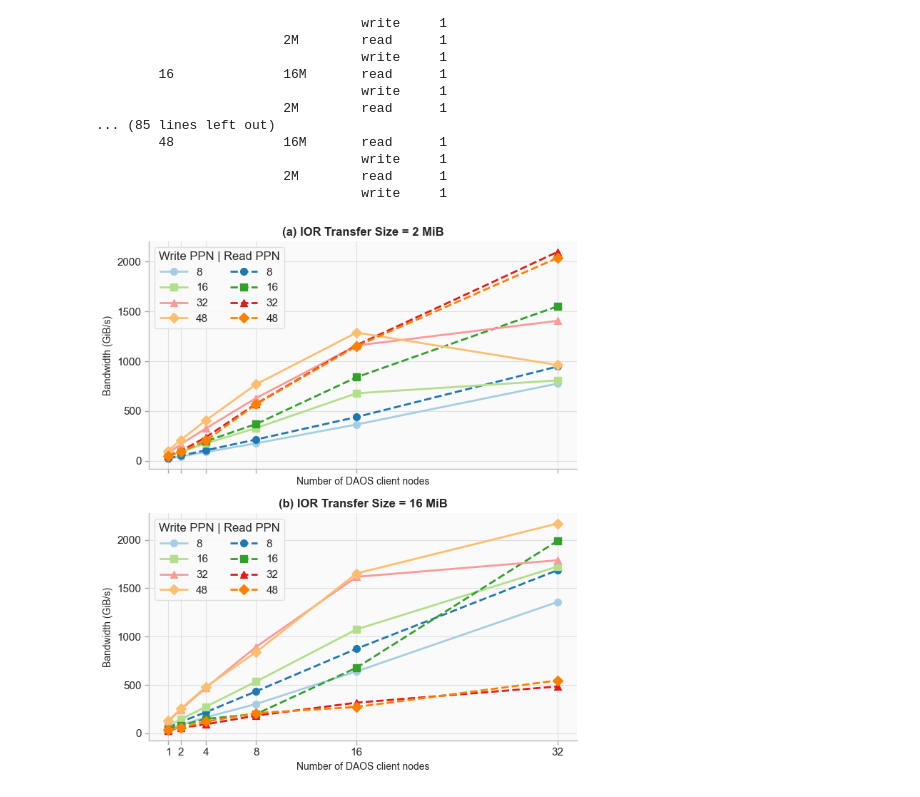
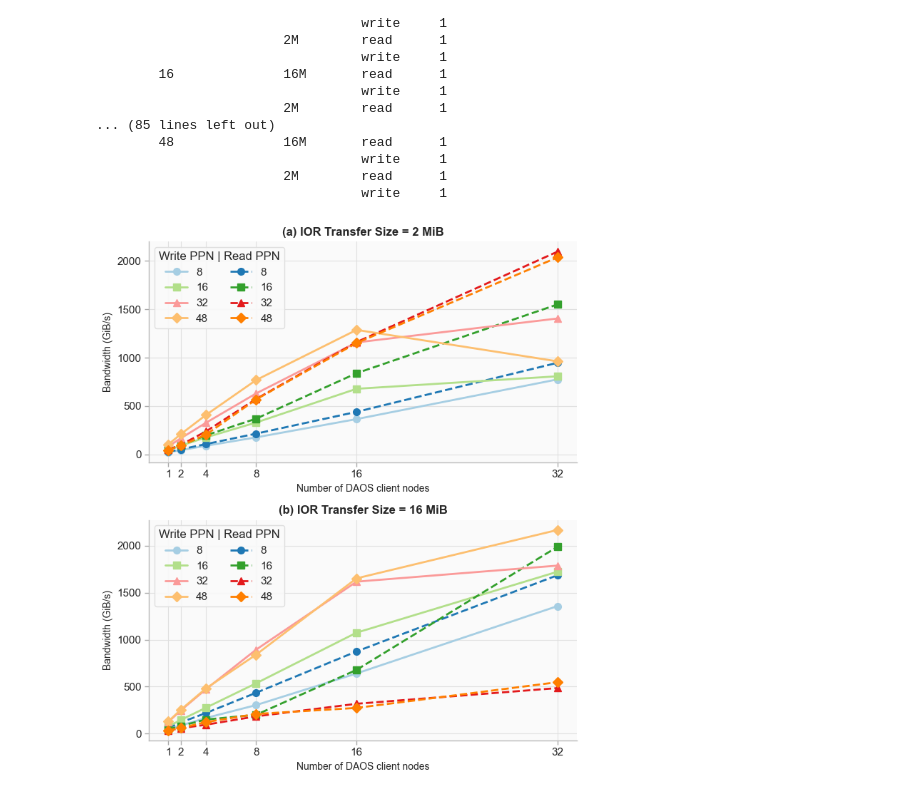
Before and after one commit to cissieAB/pdsw26_daos-bench, a Jupyter notebook: results/aurora/ior/ior_rw_bw.ipynb, the cells around one changed output. Cells and saved outputs as stored; diff of their text form; code cells hidden in the pictures.

```diff
--- a/results/aurora/ior/ior_rw_bw.ipynb
+++ b/results/aurora/ior/ior_rw_bw.ipynb
@@ -102,35 +102,34 @@ for idx, (xfer, ax) in enumerate(zip(xfer_list, axes)):
             line_map[label] = line
 
     ax.set_xticks(node_ticks)
     ax.set_ylabel("Bandwidth (GiB/s)")
     ax.set_title(f"{subtitles[idx]} IOR Transfer Size = {xfer.replace('M', ' MiB')}", fontweight="bold", loc="center")
     ax.set_xlabel("Number of DAOS client nodes")
+    ax.tick_params(axis="x", labelbottom=True)
 
     ax.tick_params(axis="both", length=4, color="#aaaaaa", width=1)
     for spine in ax.spines.values():
         spine.set_color("#bbbbbb")
         spine.set_linewidth(1)
 
     # Left col = write, right col = read
     legend_order = [f"write-{p}" for p in ppn_list] + [f"read-{p}" for p in ppn_list]
     handles = [line_map[l] for l in legend_order if l in line_map]
     labels  = [k.split("-")[1] for k in legend_order if k in line_map]
 
     ax.legend(
         handles, labels,
         title="Write PPN | Read PPN",
         loc="upper left",
         frameon=True,
         framealpha=0.9,
         edgecolor="#dddddd",
         ncol=2,
-        handlelength=2.5,
+        handlelength=2,
     )
 
-
-
 fig.tight_layout(h_pad=1)
-plt.savefig("ior_rw_bw.pdf", bbox_inches="tight")
+plt.savefig("ior-bw.pdf", bbox_inches="tight")
 plt.show()
 # %% [output]
-[figure, old version]
+[figure, new version]
```
Also changed, not shown: parts of 11 cells of this notebook, 7 other files.
